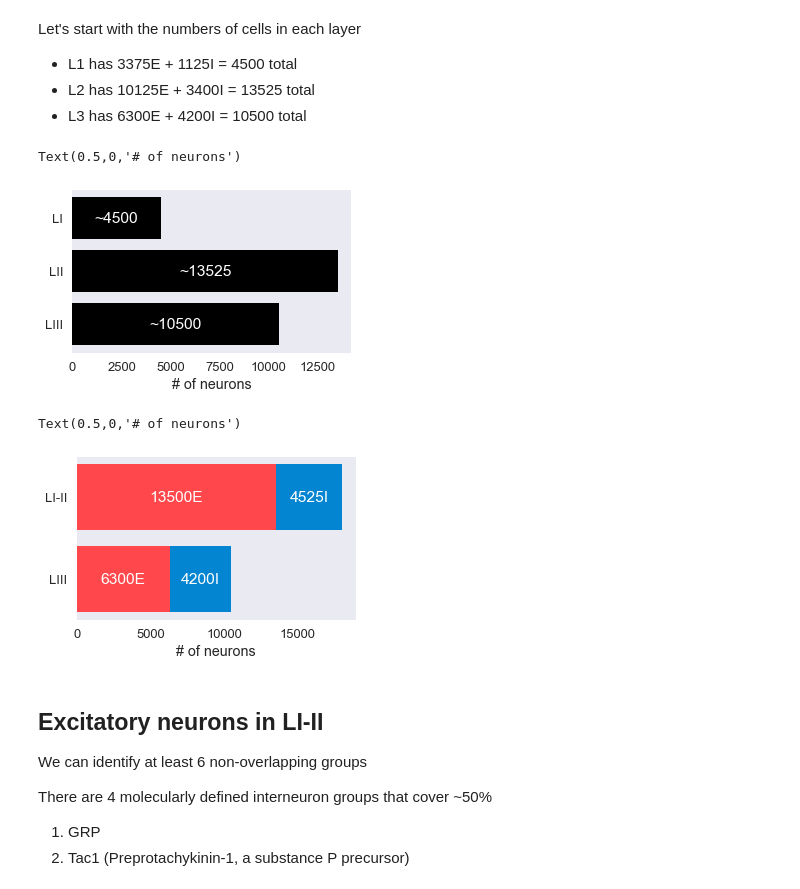
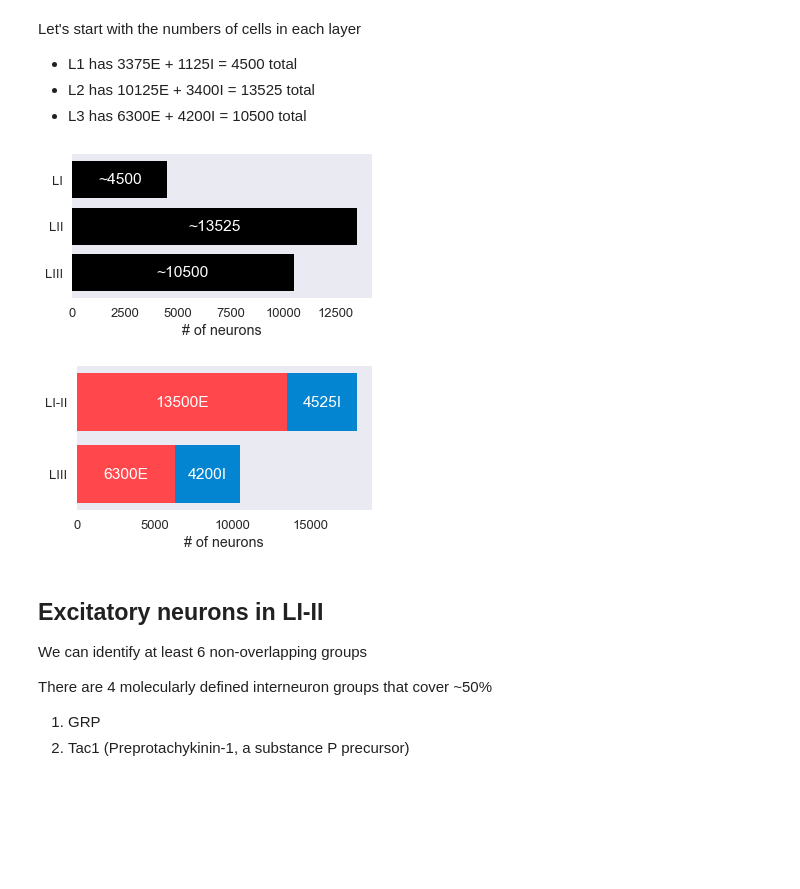
Before and after one commit to ANaka/dh_model, a Jupyter notebook: cell_type_sets.ipynb, the cells around one changed output. Drawn from its saved outputs; the diff is of its cells as text; code cells hidden in the pictures; blank space fills up the shorter version.

```diff
--- a/cell_type_sets.ipynb
+++ b/cell_type_sets.ipynb
@@ -29,19 +31,20 @@ sns.set_context('talk')
 # %%
 f,ax = plt.subplots(figsize = (5,3))
 E_total = np.array([3375,10125,6300])
 I_total = np.array([1125,3400,4200])
 total = E_total + I_total
 order =[2,1,0]
 ax.barh(y = order,width = total, color = 'k')
 ax.set_yticks([0,1,2])
 ax.set_yticklabels(['LIII','LII','LI'])
 for i in [0,1,2]:
     plt.text(total[order[i]]/2,i,'~'+str(total[order[i]]),
              horizontalalignment='center',verticalalignment='center',color = 'w')
 ax.set_xlabel('# of neurons')
+plt.tight_layout()
+f.savefig('/Users/nakaa1/Documents/Presentations/group_meeting_20190329/cellnums.png',dpi = 300)
 # %% [output]
-Text(0.5,0,'# of neurons')
-[figure, old version]
+[figure, new version]
 # %%
 # f,ax = plt.subplots()
 # E_total = [3375,10125,6300]
@@ -73,9 +76,10 @@ for i in [0,1]:
     plt.text(E_total[order[i]]+I_total[order[i]]/2,i,str(I_total[order[i]])+'I',
              horizontalalignment='center',verticalalignment='center',color = 'w')
 ax.set_xlabel('# of neurons')
+plt.tight_layout()
+f.savefig('/Users/nakaa1/Documents/Presentations/group_meeting_20190329/cellnumsEI.png',dpi = 300)
 # %% [output]
-Text(0.5,0,'# of neurons')
-[figure, old version]
+[figure, new version]
 # %% [markdown]
 ## Excitatory neurons in LI-II
 
```
Also changed, not shown: parts of 6 cells of this notebook, 5 other files.
